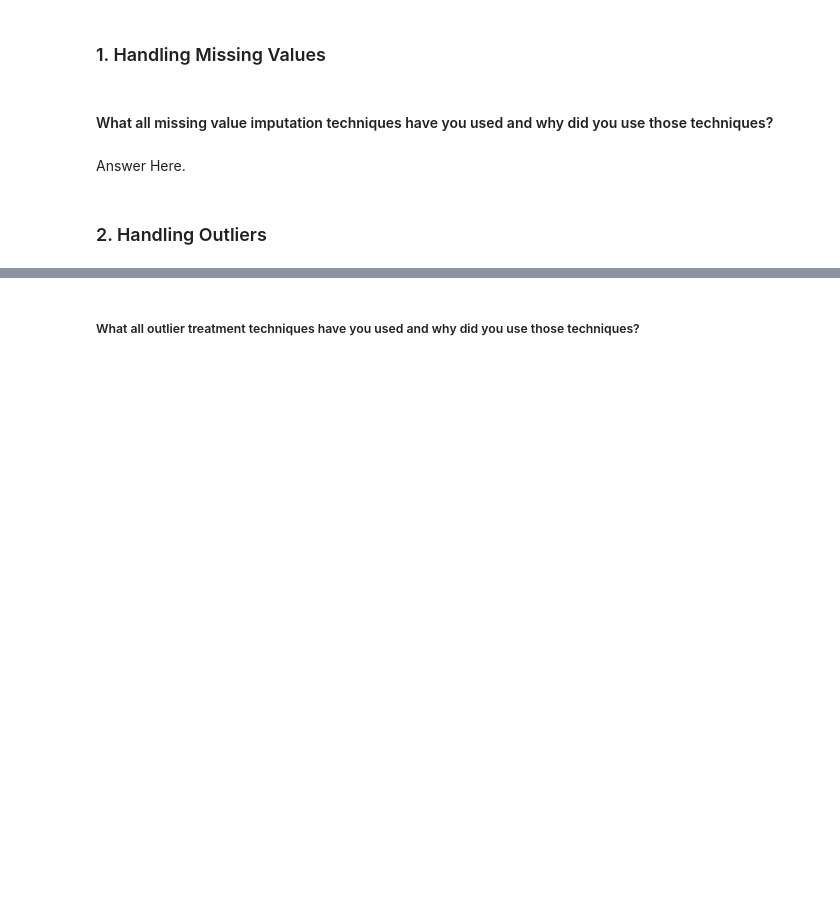
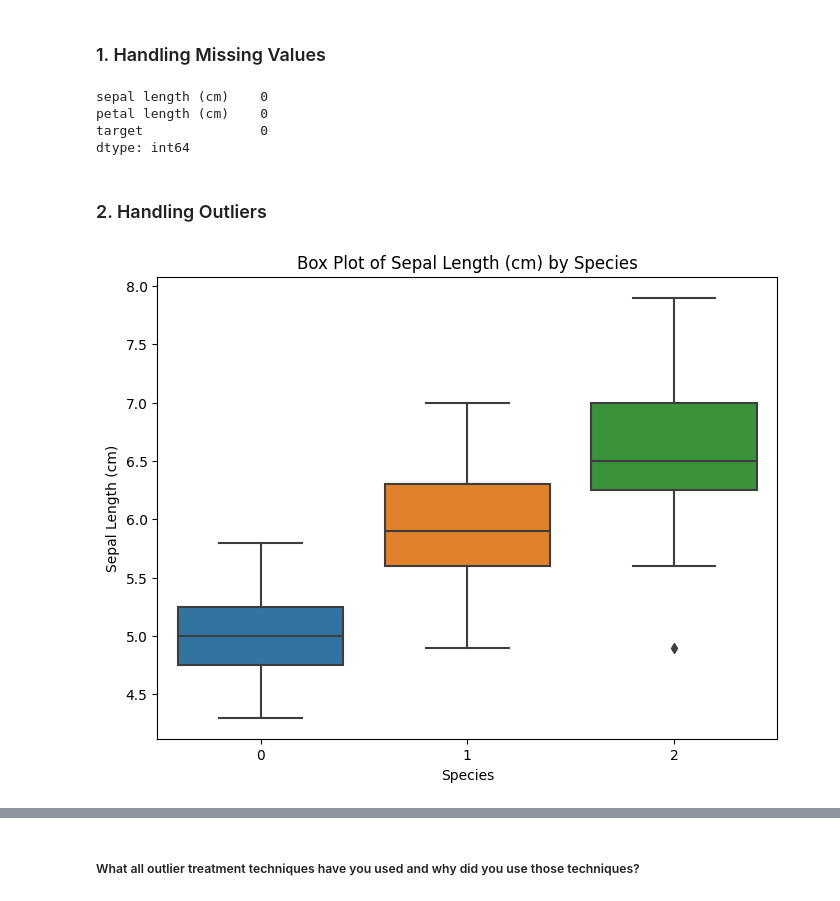
Before and after one commit to v1git12/Iris-Flower-Classification, a Jupyter notebook: Iris_Flower_Classification_.ipynb, the cells around one changed output, grey strips where cells are left out. Cells and saved outputs as stored; diff of their text form; code cells hidden in the pictures; blank space fills up the shorter version.

```diff
--- a/Iris_Flower_Classification_.ipynb
+++ b/Iris_Flower_Classification_.ipynb
@@ -572,9 +576,11 @@ The null hypothesis (H0) assumes that there is no significant difference in peta
 ### 1. Handling Missing Values
 # %%
 # Handling Missing Values & Missing Value Imputation
+df.isnull().sum()
+# %% [output]
+sepal length (cm)    0
+petal length (cm)    0
+target               0
+dtype: int64
-# %% [markdown]
-#### What all missing value imputation techniques have you used and why did you use those techniques?
-# %% [markdown]
-Answer Here.
 # %% [markdown]
 ### 2. Handling Outliers
@@ -582,0 +587,11 @@ Answer Here.
+# %%
+# Handling Outliers & Outlier treatments
+# Box plot for Sepal Length (cm)
+plt.figure(figsize=(8, 6))
+sns.boxplot(x='target', y='sepal length (cm)', data=df)
+plt.title('Box Plot of Sepal Length (cm) by Species')
+plt.xlabel('Species')
+plt.ylabel('Sepal Length (cm)')
+plt.show()
+# %% [output]
+[figure, added]
```
Also changed, not shown: parts of 105 cells of this notebook.
